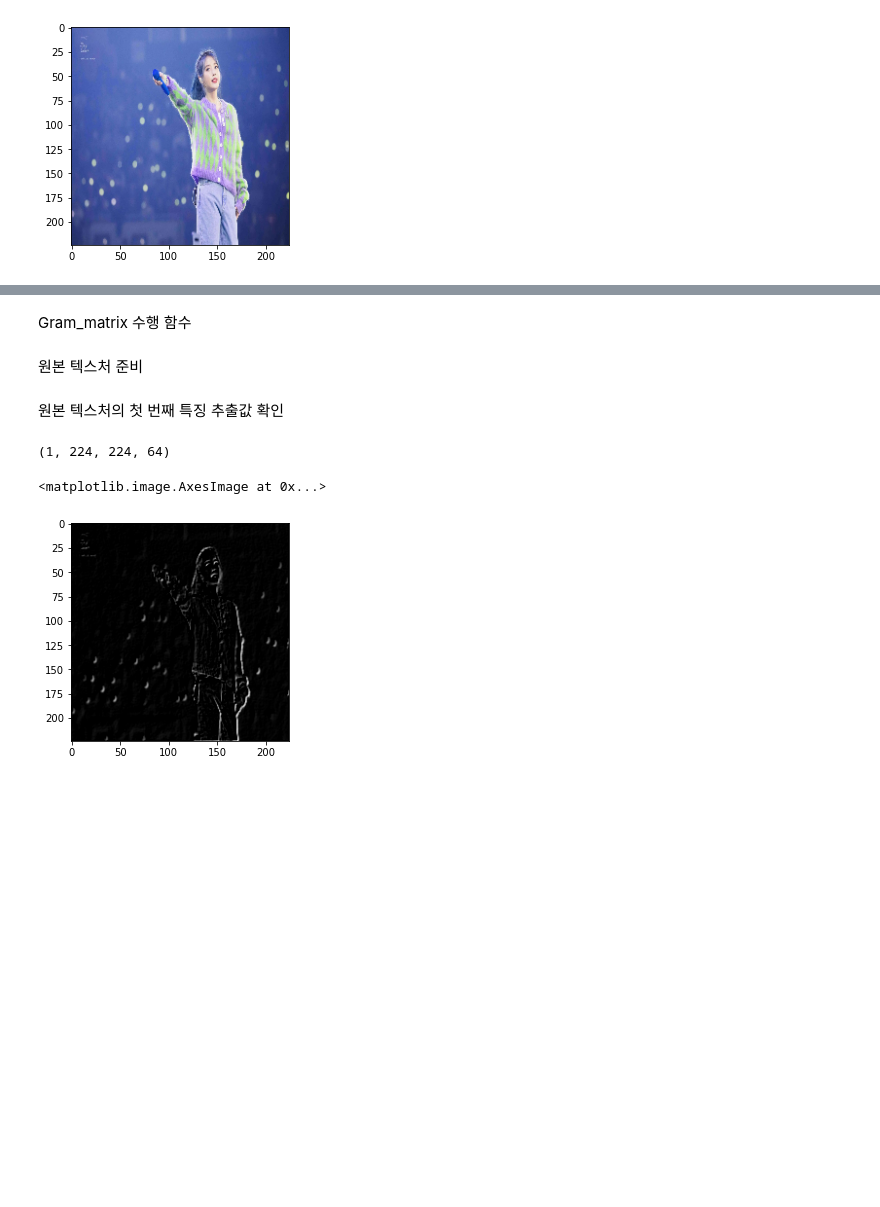
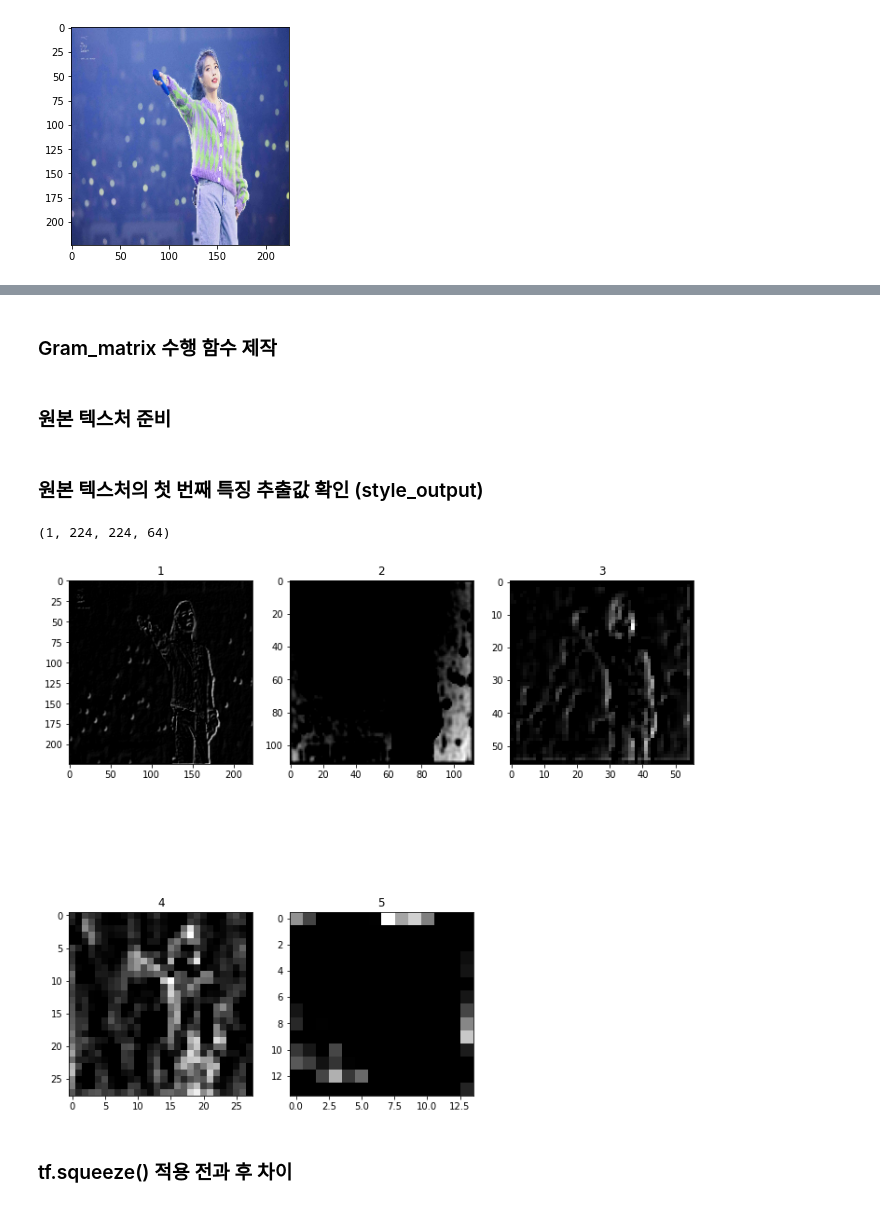
Before and after one commit to Lagom92/study-in-school, a Jupyter notebook: DL/study_artistic_style.ipynb, the cells around one changed output, grey strips where cells are left out. Cells and saved outputs as stored; diff of their text form; code cells hidden in the pictures; blank space fills up the shorter version.

```diff
--- a/DL/study_artistic_style.ipynb
+++ b/DL/study_artistic_style.ipynb
@@ -1,3 +4,5 @@
+# %%
+base_path = '/content/drive/My Drive/ai-school/DeepLearning/'
 # %% [markdown]
 # 신경스타일 전이
 
@@ -56,8 +61,9 @@ import tensorflow as tf
 import matplotlib.pyplot as plt
 import cv2
 # %%
-style_image = plt.imread('./origin_img.jpg')
+style_image = plt.imread(base_path + 'origin_img.jpg')
 # plt.imshow(style_image)
+
 style_image = cv2.resize(style_image, dsize=(224, 224))
 style_image = style_image / 255.0
 
@@ -160,6 +170,6 @@ Trainable params: 0
 Non-trainable params: 12,944,960
 _________________________________________________________________
 # %% [markdown]
-Gram_matrix 수행 함수
+### Gram_matrix 수행 함수 제작
 # %%
 def gram_matrix(input_tensor):
@@ -184,7 +196,7 @@ def gram_matrix(input_tensor):
 # %% [markdown]
-원본 텍스처 준비
+### 원본 텍스처 준비
 # %%
-# 맨처음 한 style_image
+# 맨처음 한 style_image 불러오기 및 픽셀 정규화
 style_image
 
 # 배치 차원 생성 (224, 224, 3) --> (1, 224, 224, 3)
@@ -194,16 +206,36 @@ style_batch = tf.expand_dims(style_batch, axis=0)
 
 # model
 # preprocess_input(): 이미지 전처리 함수, 0 ~ 255의 픽셀값이 들어온다는 가정
+# preprocess_input() : VGG-19에서 이미지를 전처리 해주는 함수, mode = 'caffe'
+# 이미지 배치를 인코딩하는 텐서 또는 Numpy 배열 사전 처리.
+# 이미지를 RGB에서 BGR로 변환 한 다음 스케일링없이 ImageNet 데이터 세트와 관련하여 각 색상 채널의 중심을 제로화합니다.
+# https://www.tensorflow.org/api_docs/python/tf/keras/applications/imagenet_utils/preprocess_input?hl=ko-KR
+
+'''@keras_export('keras.applications.vgg19.preprocess_input')
+def preprocess_input(x, data_format=None):
+  return imagenet_utils.preprocess_input(
+      x, data_format=data_format, mode='caffe')'''
+
+# style_output은 다섯 레이어를 통과한 특징 추출값으로 구성
+# 0~255의 픽셀값이 들어온다는 가정했기에 값에 255.0을 곱해준다.
+# 앞서 설정한 model에 원본 이미지 넣어주기
 style_output = model(preprocess_input(style_batch*255.0))
 # %% [markdown]
-원본 텍스처의 첫 번째 특징 추출값 확인
+### 원본 텍스처의 첫 번째 특징 추출값 확인 (style_output)
 # %%
 print(style_output[0].shape)
 
 # 시각화를 하려면 2차원으로 맞춰야 하기 때문에 tf.squeeze()를 사용, axis=0을 적용하여 맨 앞의 1차원 제거
 # (1, 224, 224) --> (224, 224)
-plt.imshow(tf.squeeze(style_output[0][:, :, :, 0], axis=0), cmap='gray')
+plt.figure(figsize=(12, 12))
+for i in range(5):
+  plt.subplot(2, 3, i+1)
+  plt.imshow(tf.squeeze(style_output[i][:, :, :, 0], axis=0), cmap='gray')
+  plt.title(f"{i+1}")
+
+plt.show()
 # %% [output]
 (1, 224, 224, 64)
-<matplotlib.image.AxesImage at 0x...>
-[figure, old version]
+[figure, new version]
+# %% [markdown]
+### tf.squeeze() 적용 전과 후 차이
```
Also changed, not shown: parts of 25 cells of this notebook.
